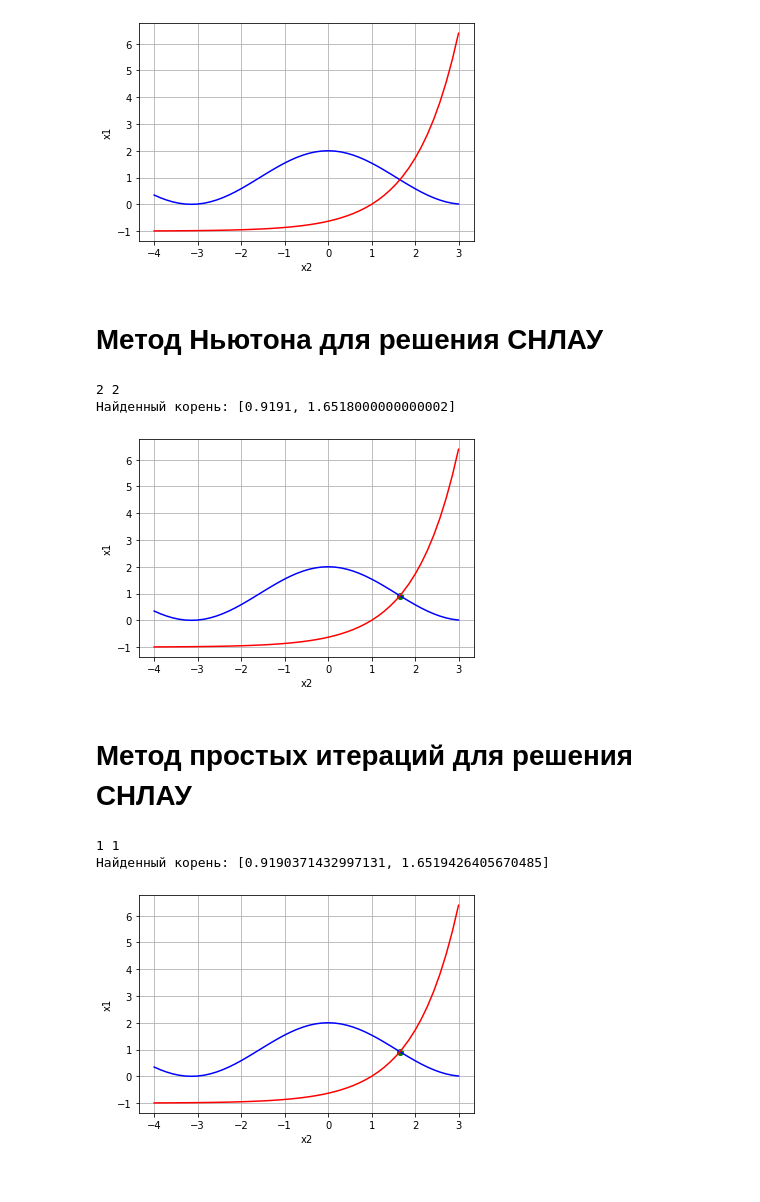
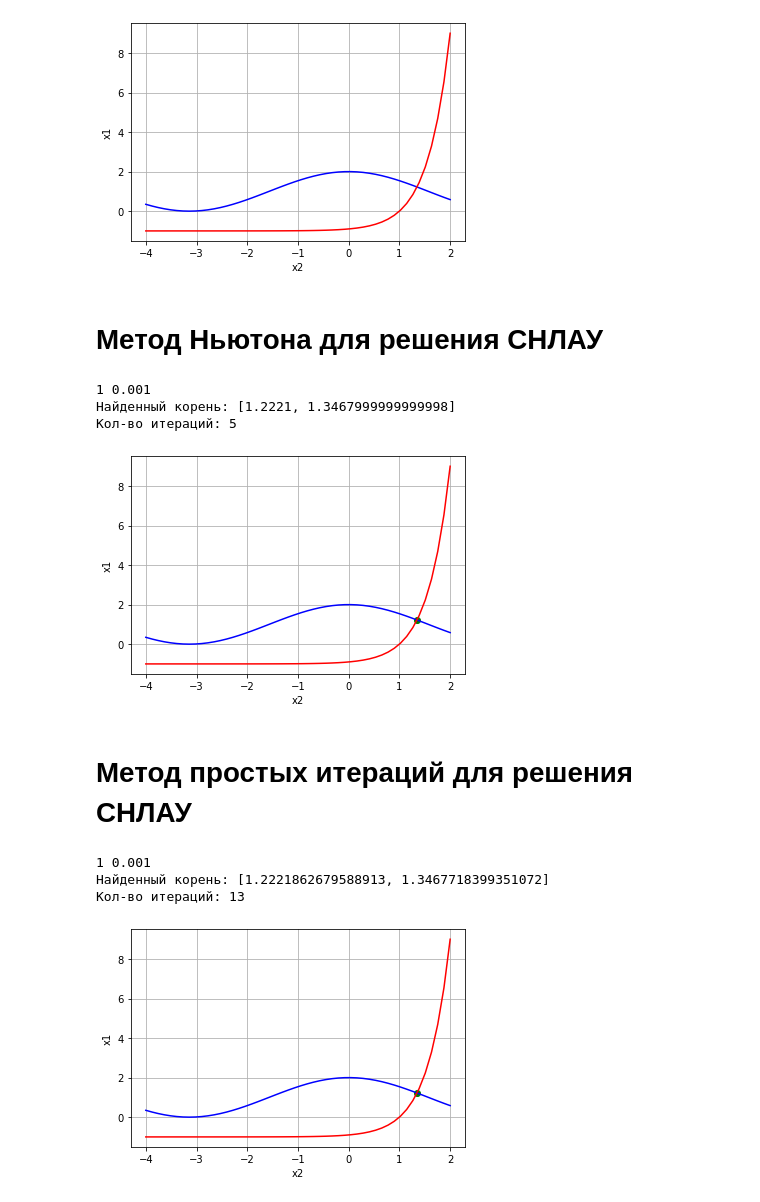
Before and after one commit to egordionok/NumericalMethods, a Jupyter notebook: Lab2/Lab2.2.ipynb, the cells around one changed output. Saved outputs shown, nothing was run; the diff lists cells and outputs as text; code cells hidden in the pictures.

```diff
--- a/Lab2/Lab2.2.ipynb
+++ b/Lab2/Lab2.2.ipynb
@@ -13,13 +13,13 @@ def f1(x1, x2):
     return x1 - math.cos(x2) - 1
 
 def f2(x1, x2):
-    return x2 - math.log(x1 + 1) - 1
+    return x2 - math.log10(x1 + 1) - 1
 
 def phi1(x1, x2):
     return math.cos(x2) + 1
 
 def phi2(x1, x2):
-    return math.log(x1 + 1) + 1
+    return math.log10(x1 + 1) + 1
 
 # def f1(x1, x2):
 #     return 0.1*x1*x1 + x1 + 0.2*x2*x2 - 0.3
@@ -30,16 +30,16 @@ def phi2(x1, x2):
 def nabla(f, x1, x2, eps=0.0001):
     return [(f(x1 + eps, x2) - f(x1, x2))/eps, (f(x1, x2 + eps) - f(x1, x2))/eps]
 # %%
-x = np.linspace(-4, 3)
+x = np.linspace(-4, 2)
 
 plt.xlabel("x2")
 plt.ylabel("x1")
 plt.grid()
 plt.plot(x, [1 + math.cos(i) for i in x], c='blue')
-plt.plot(x, [math.exp(i - 1) - 1 for i in x], c='red')
+plt.plot(x, [10**(i-1)-1 for i in x], c='red')
 None
 # %% [output]
-[figure, old version]
+[figure, new version]
 # %% [markdown]
 # Метод Ньютона для решения СНЛАУ
 # %%
@@ -104,8 +104,11 @@ def Newthon(x0, eps=0.000001):
     x = np.array(x0)
     x0 = np.array([9999 for i in range(len(x))])
 
+    n = 0
+
     while math.sqrt(sum([i*i for i in [x[i] - x0[i] for  i in range(len(x))]])) > eps:
         x0 = x
+        n += 1
 #         df1 = nabla(f1, *x)
 #         df2 = nabla(f2, *x)
 #         detJ = df1[0]*df2[1] - df1[1]*df2[0]
@@ -120,25 +123,28 @@ def Newthon(x0, eps=0.000001):
         d = decision(J, b)
         x = [x[i] + d[i] for i in range(len(x))]
 
-    return x
+    return x, n
 # %%
-xk = Newthon(list(map(float, input().split())))
+xk, n= Newthon(list(map(float, input().split())))
 print('Найденный корень:', xk)
+print('Кол-во итераций:', n)
 
 
-x = np.linspace(-4, 3)
+
+x = np.linspace(-4, 2)
 
 plt.xlabel("x2")
 plt.ylabel("x1")
 plt.grid()
 plt.plot(x, [1 + math.cos(i) for i in x], c='blue')
-plt.plot(x, [math.exp(i - 1) - 1 for i in x], c='red')
+plt.plot(x, [10**(i-1)-1 for i in x], c='red')
 plt.scatter(xk[1], xk[0], c='green')
 None
 # %% [output]
-2 2
-Найденный корень: [0.9191, 1.6518000000000002]
+1 0.001
+Найденный корень: [1.2221, 1.3467999999999998]
+Кол-во итераций: 5
-[figure, old version]
+[figure, new version]
 # %% [markdown]
 # Метод простых итераций для решения СНЛАУ
 # %%
@@ -156,18 +162,20 @@ def simp_iter(x0, eps=0.0001):
 # %%
-xk = simp_iter(list(map(float, input().split())))
+xk, n = simp_iter(list(map(float, input().split())))
 print('Найденный корень:', xk)
+print('Кол-во итераций:', n)
 
 
-x = np.linspace(-4, 3)
+x = np.linspace(-4, 2)
 
 plt.xlabel("x2")
 plt.ylabel("x1")
 plt.grid()
 plt.plot(x, [1 + math.cos(i) for i in x], c='blue')
-plt.plot(x, [math.exp(i - 1) - 1 for i in x], c='red')
+plt.plot(x, [10**(i-1)-1 for i in x], c='red')
 plt.scatter(xk[1], xk[0], c='green')
 None
 # %% [output]
-1 1
-Найденный корень: [0.9190371432997131, 1.6519426405670485]
+1 0.001
+Найденный корень: [1.2221862679588913, 1.3467718399351072]
+Кол-во итераций: 13
-[figure, old version]
+[figure, new version]
```
Also changed, not shown: parts of 1 cell of this notebook, 2 other files.
